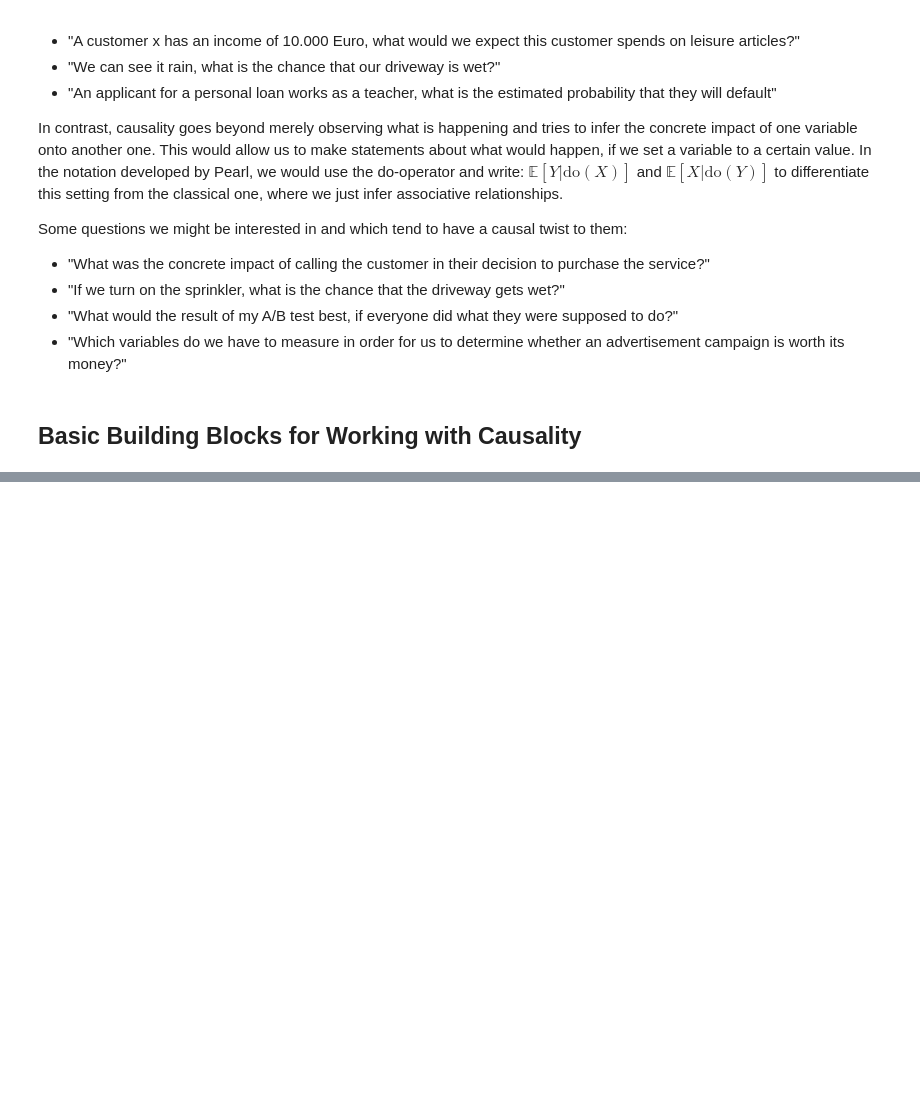
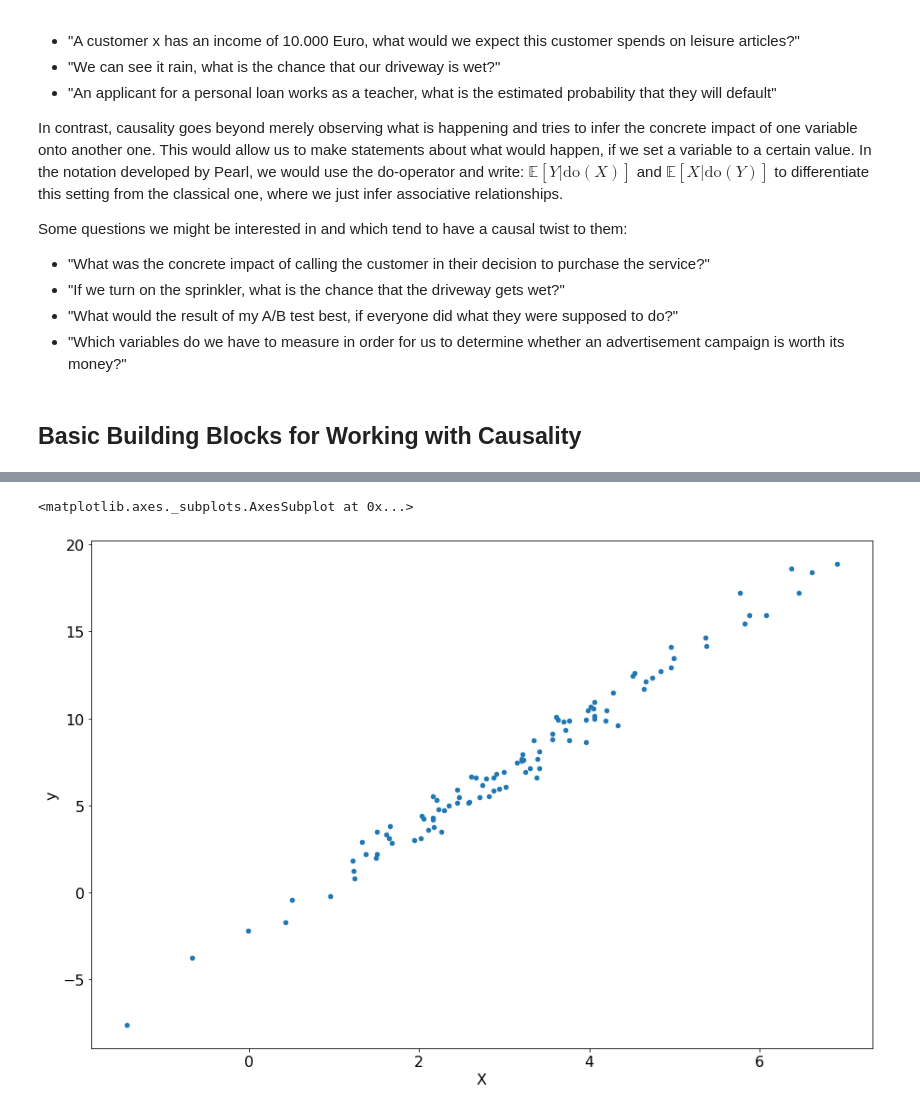
Before and after one commit to RoetGer/applied-causality-booklet, a Jupyter notebook: causality_basics.ipynb, the cells around one changed output, grey strips where cells are left out. Cells and saved outputs as stored; diff of their text form; code cells hidden in the pictures; blank space fills up the shorter version.

```diff
--- a/causality_basics.ipynb
+++ b/causality_basics.ipynb
@@ -103,0 +165,5 @@ Some questions we might be interested in and which tend to have a causal twist t
+# %%
+data.plot.scatter('X', 'y')
+# %% [output]
+<matplotlib.axes._subplots.AxesSubplot at 0x...>
+[figure, added]
```
Also changed, not shown: parts of 12 cells of this notebook.
